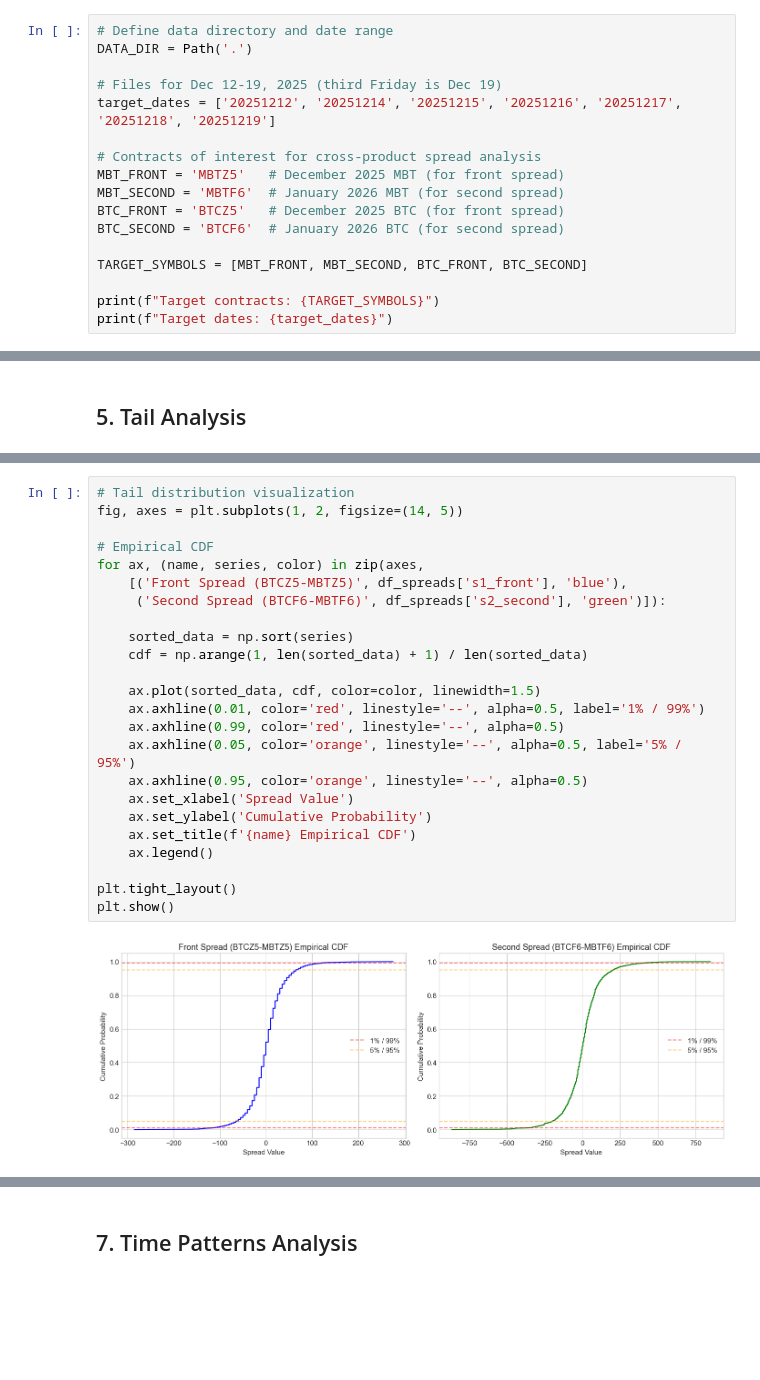
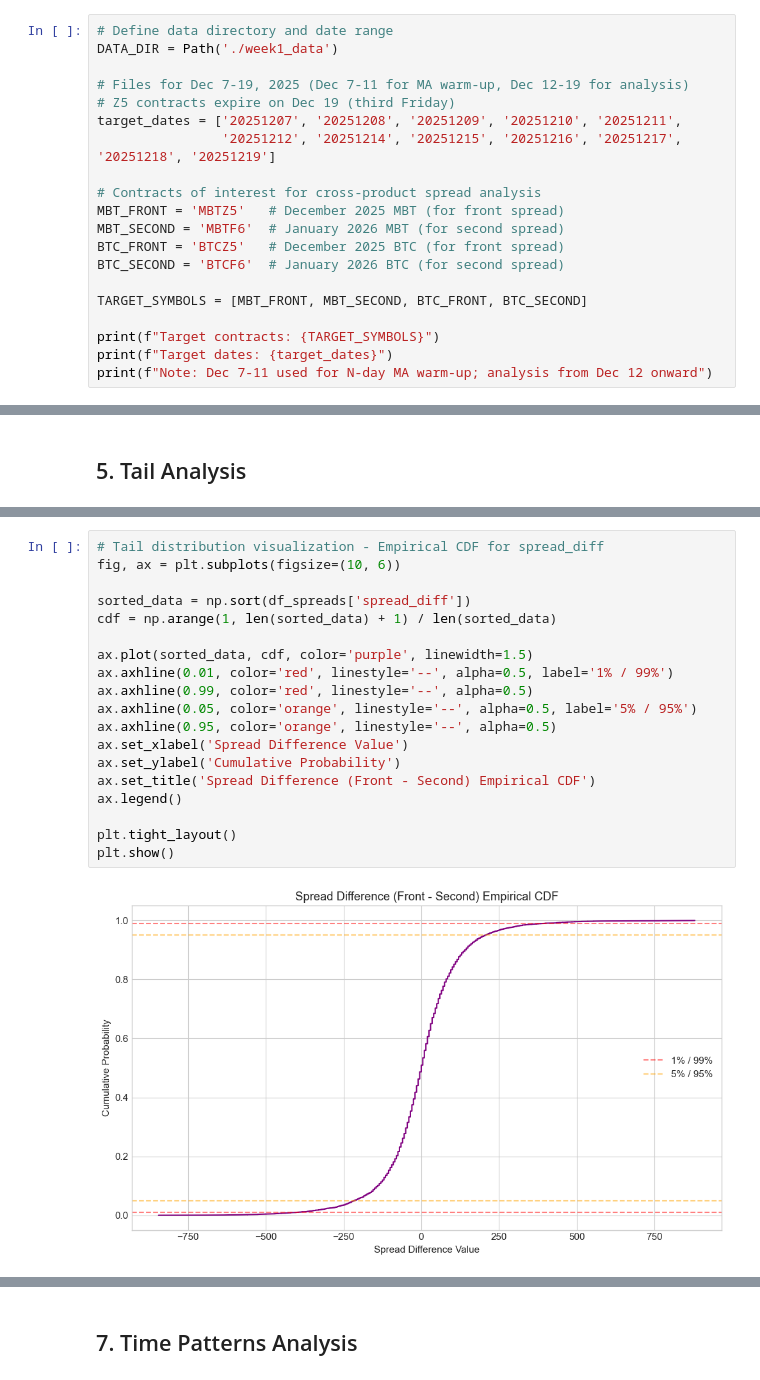
Before and after one commit to amywangyx1022/qts_project, a Jupyter notebook: MBT_BTC_Spread_Analysis.ipynb, the cells around one changed output, grey strips where cells are left out. Saved outputs shown, nothing was run; the diff lists cells and outputs as text; blank space fills up the shorter version.

```diff
--- a/MBT_BTC_Spread_Analysis.ipynb
+++ b/MBT_BTC_Spread_Analysis.ipynb
@@ -38,9 +37,11 @@ Libraries loaded successfully!
 # %%
 # Define data directory and date range
-DATA_DIR = Path('.')
+DATA_DIR = Path('./week1_data')
 
-# Files for Dec 12-19, 2025 (third Friday is Dec 19)
-target_dates = ['20251212', '20251214', '20251215', '20251216', '20251217', '20251218', '20251219']
+# Files for Dec 7-19, 2025 (Dec 7-11 for MA warm-up, Dec 12-19 for analysis)
+# Z5 contracts expire on Dec 19 (third Friday)
+target_dates = ['20251207', '20251208', '20251209', '20251210', '20251211',
+                '20251212', '20251214', '20251215', '20251216', '20251217', '20251218', '20251219']
 
 # Contracts of interest for cross-product spread analysis
 MBT_FRONT = 'MBTZ5'   # December 2025 MBT (for front spread)
@@ -52,5 +53,6 @@ TARGET_SYMBOLS = [MBT_FRONT, MBT_SECOND, BTC_FRONT, BTC_SECOND]
 
 print(f"Target contracts: {TARGET_SYMBOLS}")
 print(f"Target dates: {target_dates}")
+print(f"Note: Dec 7-11 used for N-day MA warm-up; analysis from Dec 12 onward")
 # %% [output]
 Target contracts: ['MBTZ5', 'MBTF6', 'BTCZ5', 'BTCF6']
@@ -551,26 +577,21 @@ Second Spread: JB stat = 9523.82, p-value = 0.0000e+00
 # %%
-# Tail distribution visualization
-fig, axes = plt.subplots(1, 2, figsize=(14, 5))
+# Tail distribution visualization - Empirical CDF for spread_diff
+fig, ax = plt.subplots(figsize=(10, 6))
 
-# Empirical CDF
-for ax, (name, series, color) in zip(axes,
-    [('Front Spread (BTCZ5-MBTZ5)', df_spreads['s1_front'], 'blue'),
-     ('Second Spread (BTCF6-MBTF6)', df_spreads['s2_second'], 'green')]):
+sorted_data = np.sort(df_spreads['spread_diff'])
+cdf = np.arange(1, len(sorted_data) + 1) / len(sorted_data)
 
-    sorted_data = np.sort(series)
-    cdf = np.arange(1, len(sorted_data) + 1) / len(sorted_data)
-
-    ax.plot(sorted_data, cdf, color=color, linewidth=1.5)
-    ax.axhline(0.01, color='red', linestyle='--', alpha=0.5, label='1% / 99%')
-    ax.axhline(0.99, color='red', linestyle='--', alpha=0.5)
-    ax.axhline(0.05, color='orange', linestyle='--', alpha=0.5, label='5% / 95%')
-    ax.axhline(0.95, color='orange', linestyle='--', alpha=0.5)
-    ax.set_xlabel('Spread Value')
-    ax.set_ylabel('Cumulative Probability')
-    ax.set_title(f'{name} Empirical CDF')
-    ax.legend()
+ax.plot(sorted_data, cdf, color='purple', linewidth=1.5)
+ax.axhline(0.01, color='red', linestyle='--', alpha=0.5, label='1% / 99%')
+ax.axhline(0.99, color='red', linestyle='--', alpha=0.5)
+ax.axhline(0.05, color='orange', linestyle='--', alpha=0.5, label='5% / 95%')
+ax.axhline(0.95, color='orange', linestyle='--', alpha=0.5)
+ax.set_xlabel('Spread Difference Value')
+ax.set_ylabel('Cumulative Probability')
+ax.set_title('Spread Difference (Front - Second) Empirical CDF')
+ax.legend()
 
 plt.tight_layout()
 plt.show()
 # %% [output]
-[figure, old version]
+[figure, new version]
```
Also changed, not shown: parts of 48 cells of this notebook, 3 other files.
